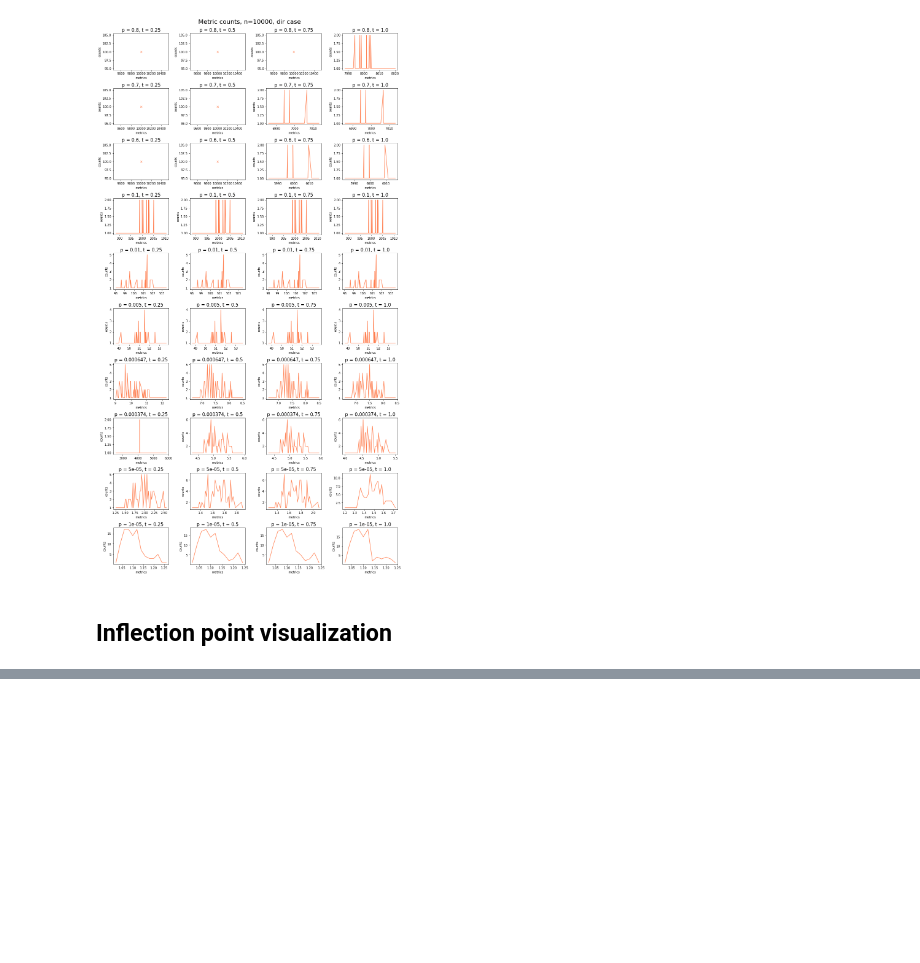
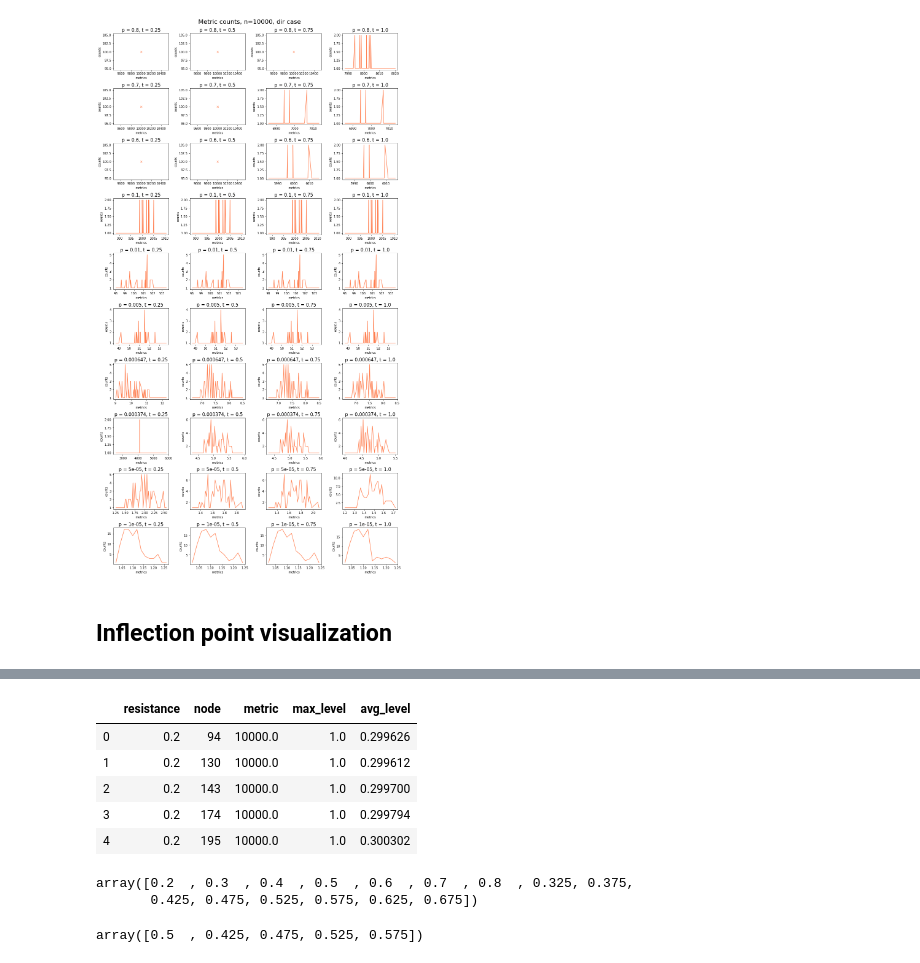
Before and after one commit to liacov/FLTR-Gnp, a Jupyter notebook: data-visualization.ipynb, the cells around one changed output, grey strips where cells are left out. Saved outputs shown, nothing was run; the diff lists cells and outputs as text; code cells hidden in the pictures; blank space fills up the shorter version.

```diff
--- a/data-visualization.ipynb
+++ b/data-visualization.ipynb
@@ -220,0 +228,21 @@ for n in [1000, 5000, 10000]:
+# %%
+data1 = pd.read_csv('data/maxpred/ref_high_phase2/data_node_dir_10000_0.7.csv')
+data2 = pd.read_csv('data/maxpred/ref_high_phase3/data_node_dir_10000_0.7.csv')
+data = pd.concat([data1, data2], ignore_index=True)
+data.head()
+# %% [output]
+|  | resistance | node | metric | max_level | avg_level |
+| 0 | 0.2 | 94 | 10000.0 | 1.0 | 0.299626 |
+| 1 | 0.2 | 130 | 10000.0 | 1.0 | 0.299612 |
+| 2 | 0.2 | 143 | 10000.0 | 1.0 | 0.299700 |
+| 3 | 0.2 | 174 | 10000.0 | 1.0 | 0.299794 |
+| 4 | 0.2 | 195 | 10000.0 | 1.0 | 0.300302 |
+# %%
+data.resistance.unique()
+# %% [output]
+array([0.2  , 0.3  , 0.4  , 0.5  , 0.6  , 0.7  , 0.8  , 0.325, 0.375,
+       0.425, 0.475, 0.525, 0.575, 0.625, 0.675])
+# %%
+data.resistance[(data.resistance >= 0.425) & (data.resistance <= 0.575)].unique()
+# %% [output]
+array([0.5  , 0.425, 0.475, 0.525, 0.575])
```
Also changed, not shown: parts of 3 cells of this notebook, 3 other files.
